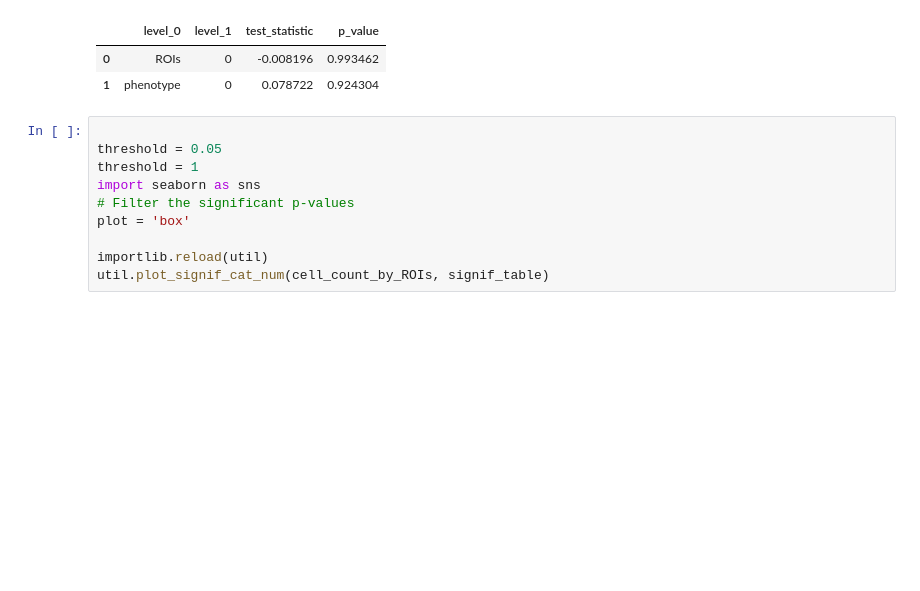
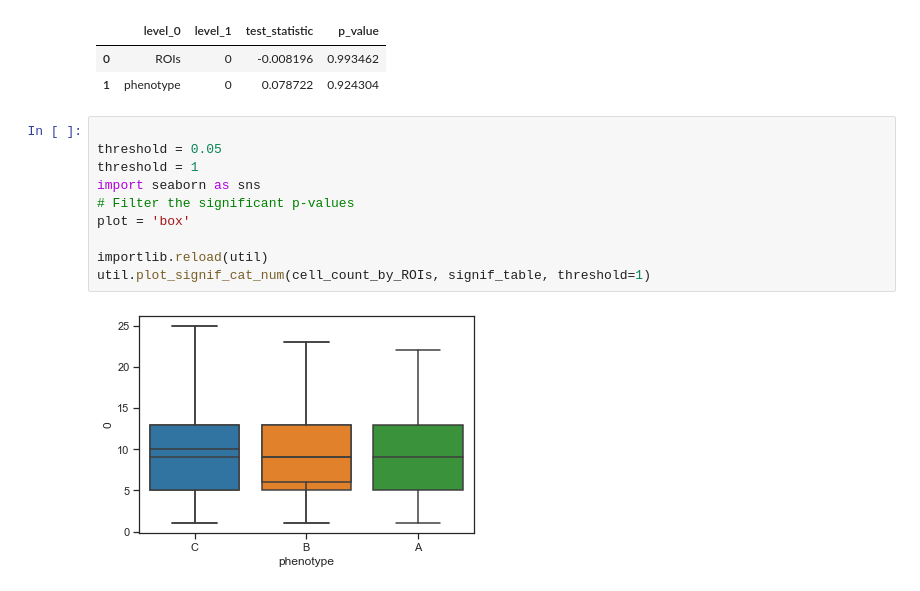
Before and after one commit to mouneem/MultiOmic-NASA, a Jupyter notebook: example/Test.ipynb, the cells around one changed output. Cells and saved outputs as stored; diff of their text form; blank space fills up the shorter version.

Commit message:
UTIL FILE UPDATE

```diff
--- a/example/Test.ipynb
+++ b/example/Test.ipynb
@@ -125,10 +125,12 @@ signif_data
 # %%
 
 threshold = 0.05
 threshold = 1
 import seaborn as sns
 # Filter the significant p-values
 plot = 'box'
 
 importlib.reload(util)
-util.plot_signif_cat_num(cell_count_by_ROIs, signif_table)
+util.plot_signif_cat_num(cell_count_by_ROIs, signif_table, threshold=1)
+# %% [output]
+[figure, added]
```
Also changed, not shown: parts of 14 cells of this notebook, 1 other file.
